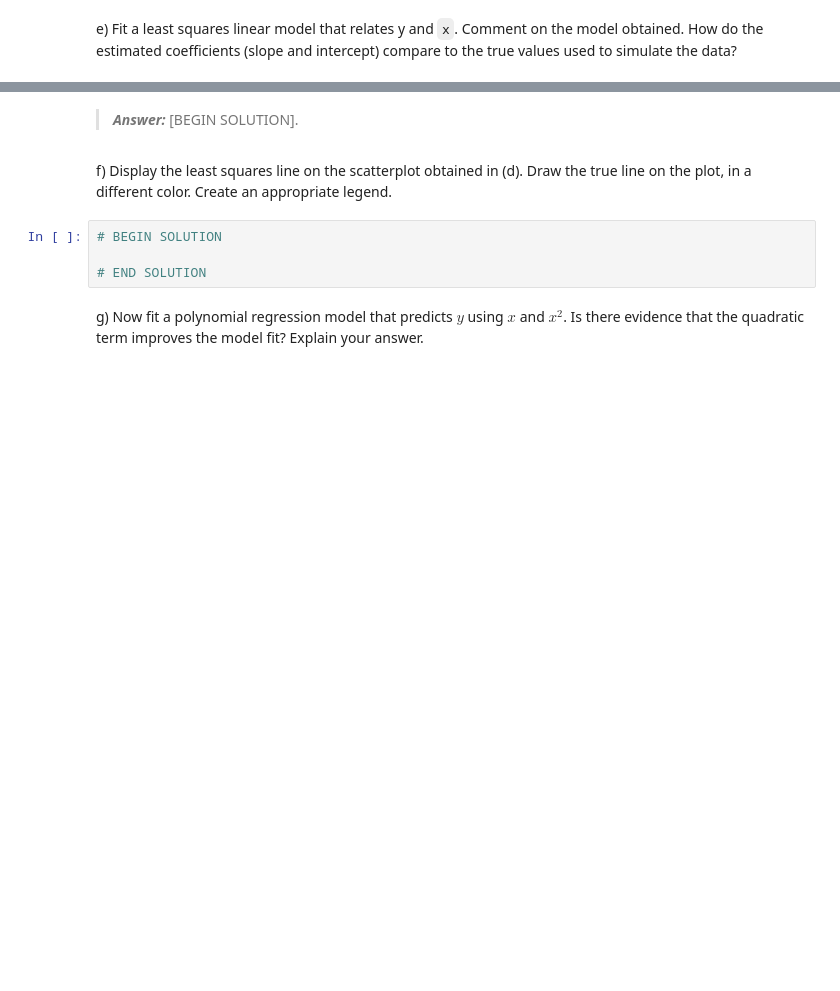
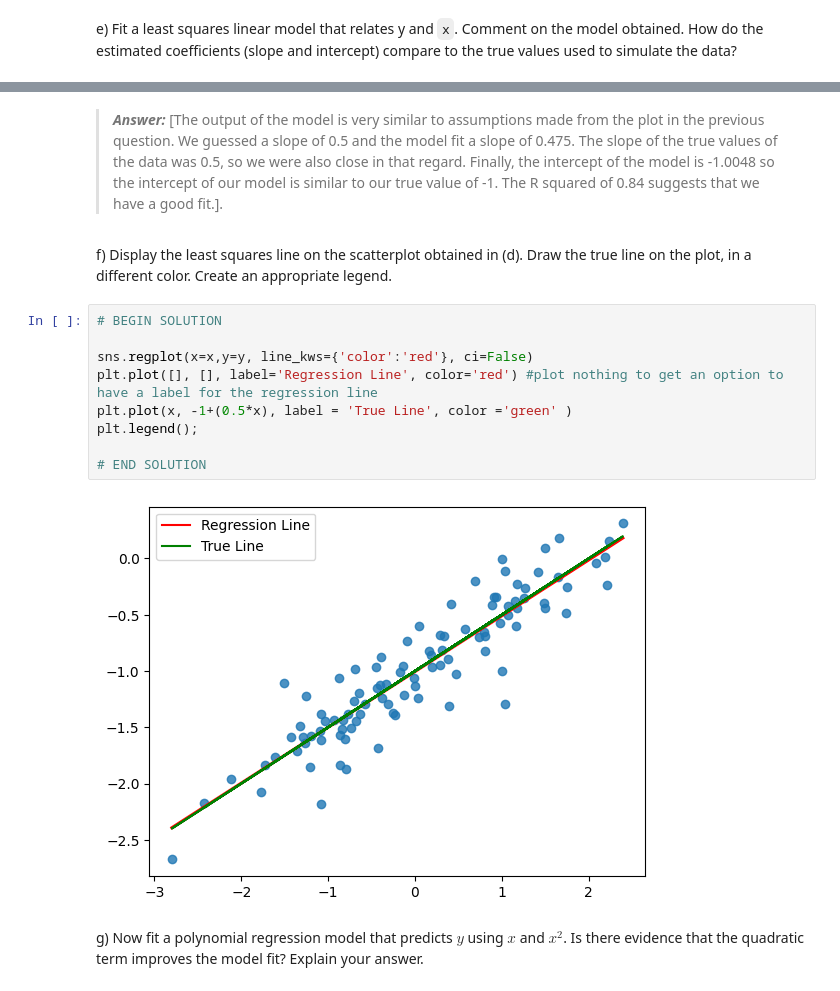
Before and after one commit to christian-ortmann/INFO521, a Jupyter notebook: ortmann_hw3_521.ipynb, the cells around one changed output, grey strips where cells are left out. Saved outputs shown, nothing was run; the diff lists cells and outputs as text; blank space fills up the shorter version.

```diff
--- a/ortmann_hw3_521.ipynb
+++ b/ortmann_hw3_521.ipynb
@@ -518,11 +657,18 @@ e) Fit a least squares linear model that relates y and `x`. Comment on the model
 # %% [markdown]
-> **_Answer:_**  [BEGIN SOLUTION].
+> **_Answer:_**  [The output of the model is very similar to assumptions made from the plot in the previous question. We guessed a slope of 0.5 and the model fit a slope of 0.475. The slope of the true values of the data was 0.5, so we were also close in that regard. Finally, the intercept of the model is -1.0048 so the intercept of our model is similar to our true value of -1. The R squared of 0.84 suggests that we have a good fit.].
 # %% [markdown]
 f) Display the least squares line on the scatterplot obtained in (d). Draw the true line on the plot, in a different color. Create an appropriate legend.
 # %%
 # BEGIN SOLUTION
 
+sns.regplot(x=x,y=y, line_kws={'color':'red'}, ci=False)
+plt.plot([], [], label='Regression Line', color='red') #plot nothing to get an option to have a label for the regression line
+plt.plot(x, -1+(0.5*x), label = 'True Line', color ='green' )
+plt.legend();
+
 # END SOLUTION
+# %% [output]
+[figure, added]
 # %% [markdown]
 g) Now fit a polynomial regression model that predicts $y$ using $x$ and $x^2$. Is there evidence that the quadratic term improves the model fit? Explain your answer.
 # %%
```
Also changed, not shown: parts of 22 cells of this notebook.
